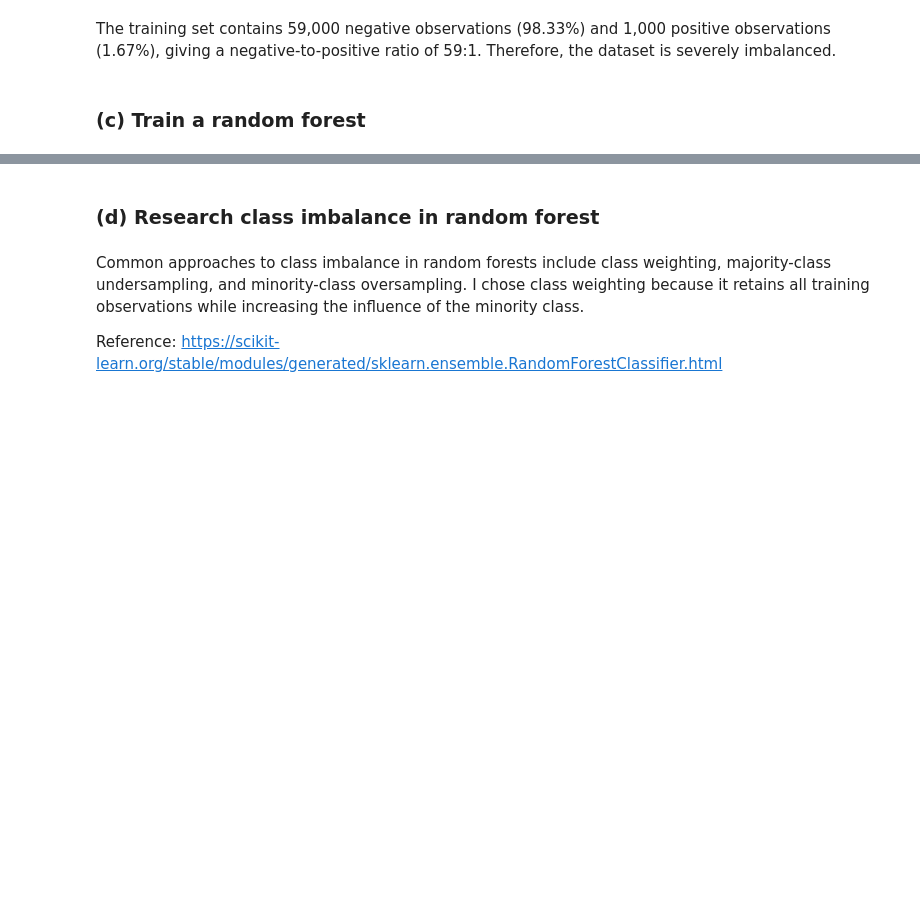
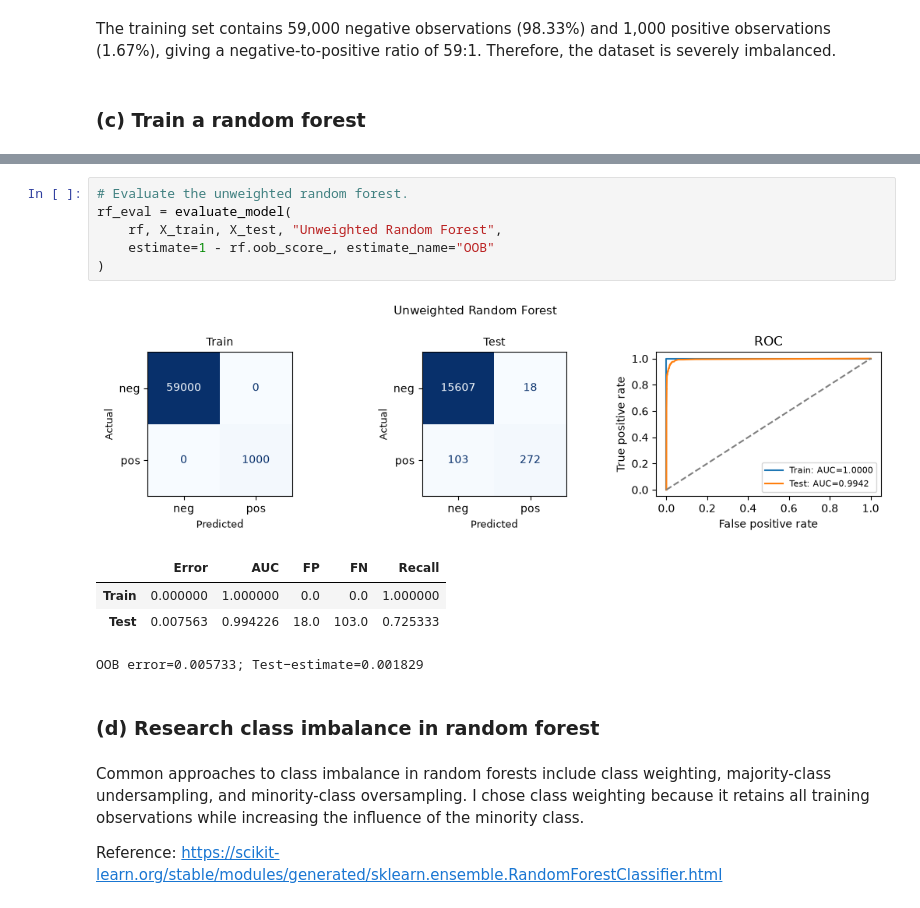
Before and after one commit to shae513351/DSCI552-HW6-Fall26, a Jupyter notebook: notebook/Huang_Shane_HW6.ipynb, the cells around one changed output, grey strips where cells are left out. Cells and saved outputs as stored; diff of their text form; blank space fills up the shorter version.

```diff
--- a/notebook/Huang_Shane_HW6.ipynb
+++ b/notebook/Huang_Shane_HW6.ipynb
@@ -544,3 +484,15 @@ plt.show()
+# %%
+# Evaluate the unweighted random forest.
+rf_eval = evaluate_model(
+    rf, X_train, X_test, "Unweighted Random Forest",
+    estimate=1 - rf.oob_score_, estimate_name="OOB"
+)
+# %% [output]
+[figure, added]
+|  | Error | AUC | FP | FN | Recall |
+| Train | 0.000000 | 1.000000 | 0.0 | 0.0 | 1.000000 |
+| Test | 0.007563 | 0.994226 | 18.0 | 103.0 | 0.725333 |
+OOB error=0.005733; Test−estimate=0.001829
 # %% [markdown]
 ### (d) Research class imbalance in random forest
 # %% [markdown]
```
Also changed, not shown: parts of 27 cells of this notebook.
